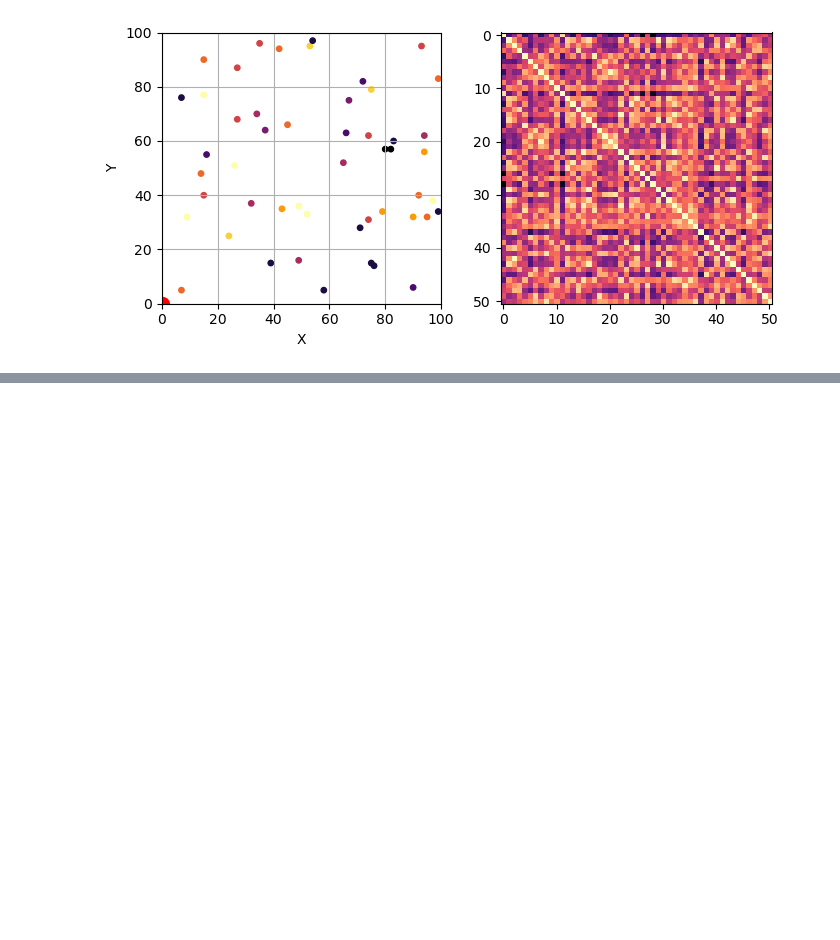
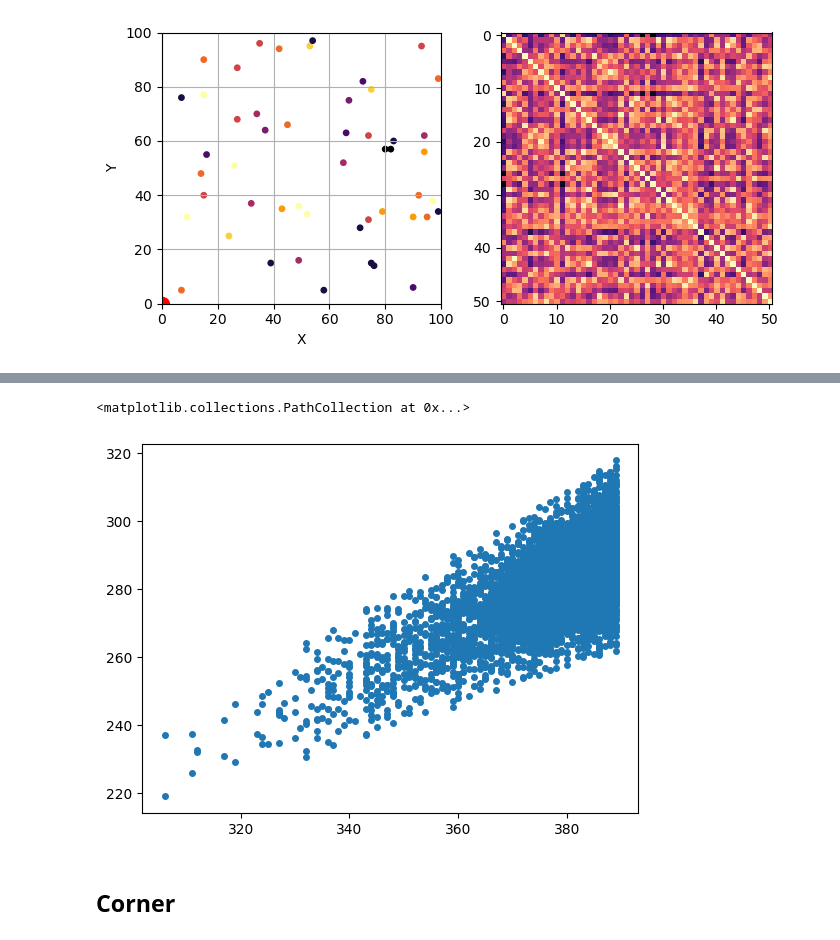
Before and after one commit to bernardo-silva/ComputationalIntelligence-project2, a Jupyter notebook: proj1.ipynb, the cells around one changed output, grey strips where cells are left out. Saved outputs shown, nothing was run; the diff lists cells and outputs as text; code cells hidden in the pictures; blank space fills up the shorter version.

```diff
--- a/proj1.ipynb
+++ b/proj1.ipynb
@@ -423,0 +82,18 @@ plot_route([15, 22, 24, 13, 26, 28, 17,  4, 20,  7, 30, 21,  5, 19,  8,
+# %%
+EA = MultipleObjectiveTSP(ind_size = 10,
+                            distances= dist_central,
+                            orders   = orders,
+                            coords   = xy_central.T[1:10+1],
+                            pop_size = 100,
+                            CXPB  = 0.8,
+                            INVPB = 0.8)
+# %%
+sols_central = np.vectorize(EA._evaluate,signature="(n)->(),()")(routes)
+# %%
+points = sols_central[0] < 390
+plt.scatter(sols_central[0][points], sols_central[1][points], s=4**2)
+# %% [output]
+<matplotlib.collections.PathCollection at 0x...>
+[figure, added]
+# %% [markdown]
+## Corner
```
Also changed, not shown: parts of 51 cells of this notebook, 17 other files.
